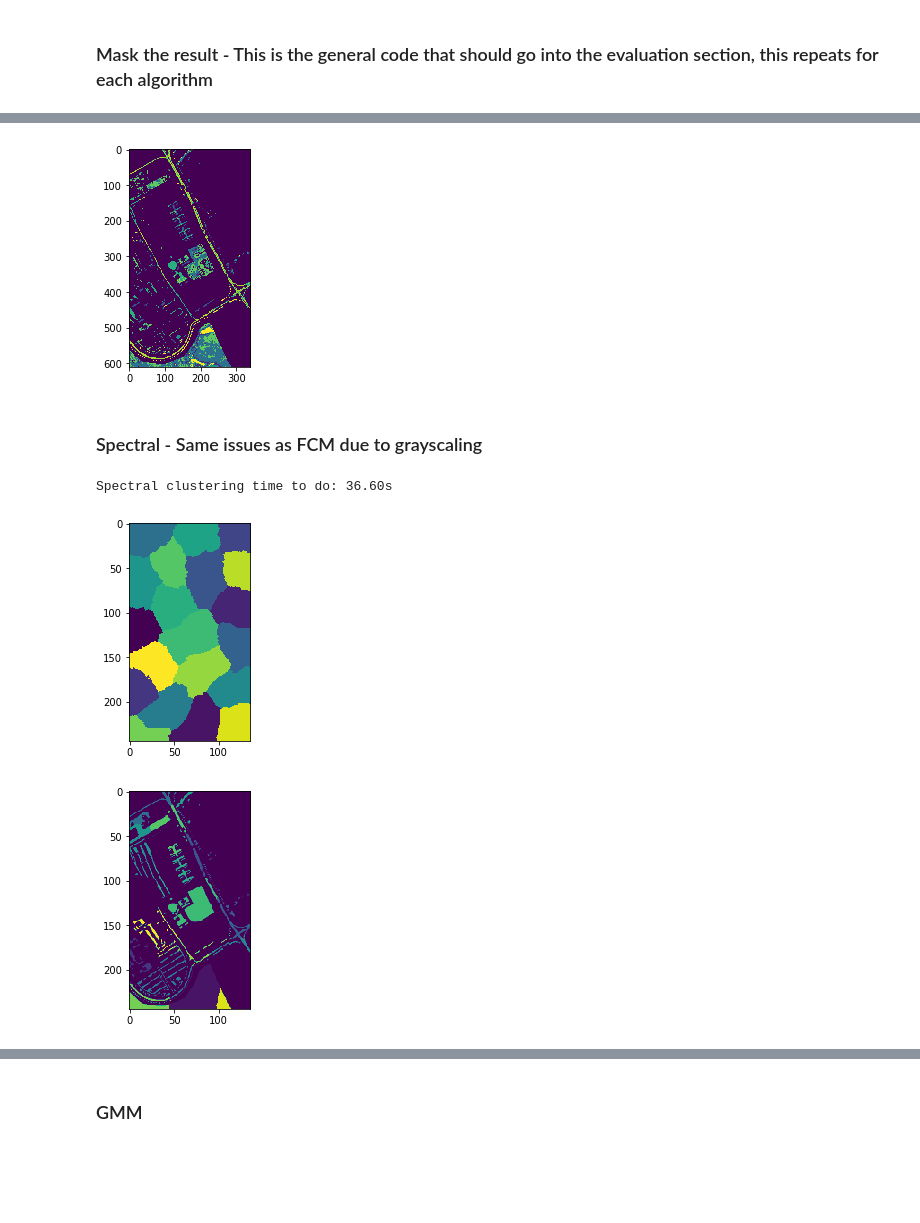
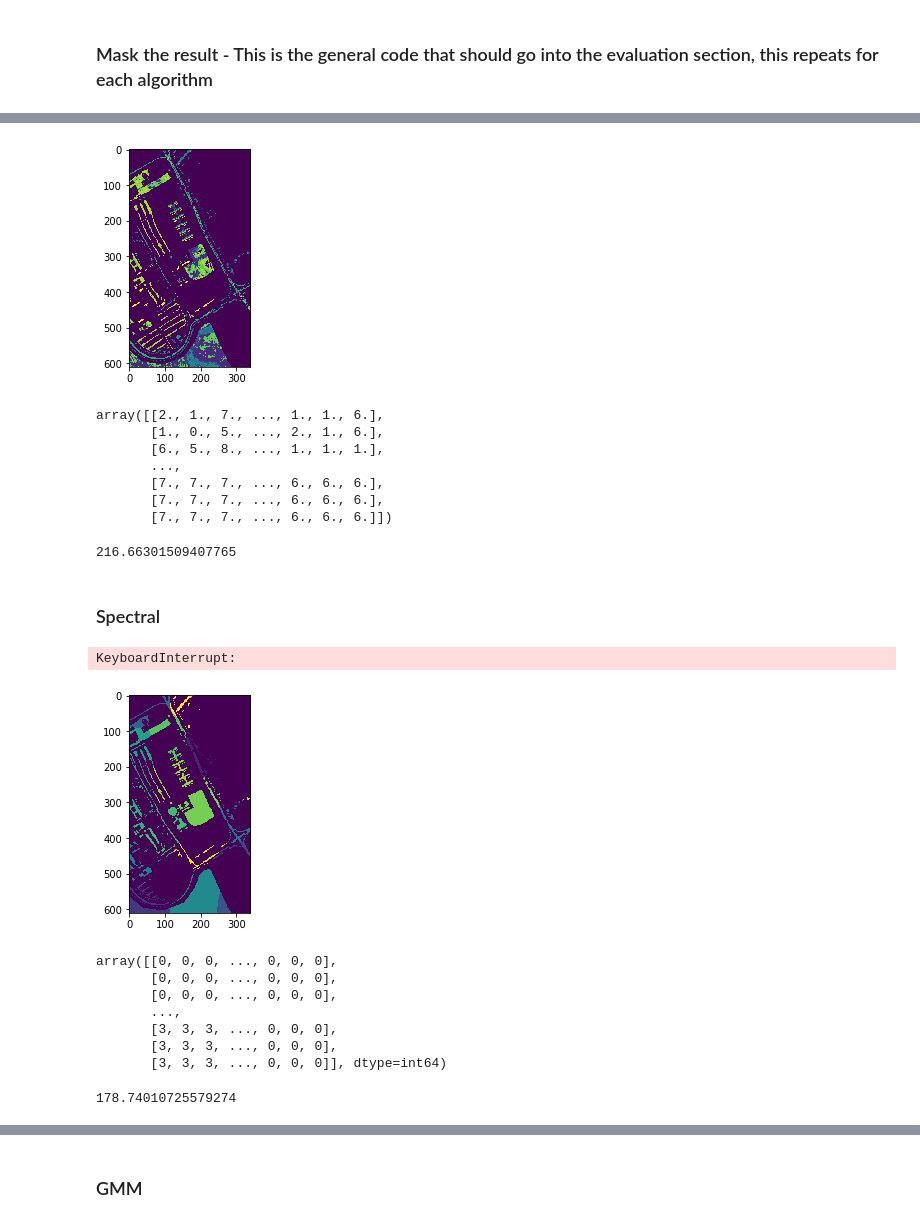
Before and after one commit to Eiris/MLProjectUF, a Jupyter notebook: Project 1/Project_1 - Clean Code Hyperspectral.ipynb, the cells around one changed output, grey strips where cells are left out. Drawn from its saved outputs; the diff is of its cells as text; code cells hidden in the pictures; blank space fills up the shorter version.

```diff
--- a/Project 1/Project_1 - Clean Code Hyperspectral.ipynb
+++ b/Project 1/Project_1 - Clean Code Hyperspectral.ipynb
@@ -10,10 +10,10 @@ import scipy.io as sio
 import os
 
 
-# hsimg_load = sio.loadmat('SanBarHyperIm.mat')
-# hsimg_data = hsimg_load['SanBarIm88x400']
-hsimg_load = sio.loadmat('PaviaHyperIm.mat')
-hsimg_data = hsimg_load['PaviaHyperIm']
+hsimg_load = sio.loadmat('SanBarHyperIm.mat')
+hsimg_data = hsimg_load['SanBarIm88x400']
+# hsimg_load = sio.loadmat('PaviaHyperIm.mat')
+# hsimg_data = hsimg_load['PaviaHyperIm']
 himage_display = hsimg_data[:,:,0:3]
 plt.imshow(himage_display)
 plt.show()
@@ -301,17 +307,28 @@ masked_image = img_clustered*htruth_mask
 
 plt.imshow(masked_image)
 plt.show()
+masked_image
+img_clustered
 # %% [output]
-[figure, old version]
+[figure, new version]
+array([[2., 1., 7., ..., 1., 1., 6.],
+       [1., 0., 5., ..., 2., 1., 6.],
+       [6., 5., 8., ..., 1., 1., 1.],
+       ...,
+       [7., 7., 7., ..., 6., 6., 6.],
+       [7., 7., 7., ..., 6., 6., 6.],
+       [7., 7., 7., ..., 6., 6., 6.]])
 # %%
 # THis does not work, issue described above
 
 
-# martinIndex(hgtruth_mask, masked_image)*1000
+martinIndex(hgtruth_mask, masked_image)*1000
 # masked_image.shape
 # np.savetxt("foo.csv", masked_image, delimiter=",")
+# %% [output]
+216.66301509407765
-# %% [markdown]
-### Spectral - Same issues as FCM due to grayscaling
+# %% [markdown]
+### Spectral
 # %%
 import time
 import numpy as np
@@ -322,10 +339,10 @@ from sklearn.cluster import spectral_clustering
 def rgb2gray(rgb):
     return np.dot(rgb[...,:3], [0.299, 0.587, 0.114])
 
-img_r = rescale(reduced_data_3D,0.4,mode='reflect')
+# img_r = rescale(reduced_data_3D,0.1,mode='reflect')
 
 #Turn into grayscale
-img_gray = rgb2gray(img_r)
+img_gray = rgb2gray(reduced_data_3D)
 
 graph = image.img_to_graph(img_gray)#, mask=mask)
 
@@ -333,7 +350,7 @@ beta = 5
 eps = 1e-6
 graph.data = np.exp(-beta * graph.data / graph.data.std()) + eps
 
-n_clusters = 20
+n_clusters = 9
 
 t0 = time.time()
 img_clustered = spectral_clustering(graph, n_clusters=n_clusters, assign_labels = 'discretize')
@@ -345,16 +362,27 @@ title = 'Spectral clustering time to do: %.2fs' % (t1 - t0)
 print(title)
 plt.imshow(img_clustered)
 plt.show()
+img_clustered
 # %% [output]
-Spectral clustering time to do: 36.60s
+KeyboardInterrupt:
-[figure, removed]
 # %%
-mask = rescale(htruth_mask,0.4,mode='reflect')
+# mask = rescale(htruth_mask,0.1,mode='reflect')
 
 # apply the mask to your image
-masked_image = img_clustered*mask
+masked_image = img_clustered*htruth_mask
 
 plt.imshow(masked_image)
 plt.show()
 # %% [output]
-[figure, old version]
+[figure, new version]
+array([[0, 0, 0, ..., 0, 0, 0],
+       [0, 0, 0, ..., 0, 0, 0],
+       [0, 0, 0, ..., 0, 0, 0],
+       ...,
+       [3, 3, 3, ..., 0, 0, 0],
+       [3, 3, 3, ..., 0, 0, 0],
+       [3, 3, 3, ..., 0, 0, 0]], dtype=int64)
+# %%
+martinIndex(hgtruth_mask, masked_image)*1000
+# %% [output]
+178.74010725579274
```
Also changed, not shown: parts of 16 cells of this notebook, 1 other file.
